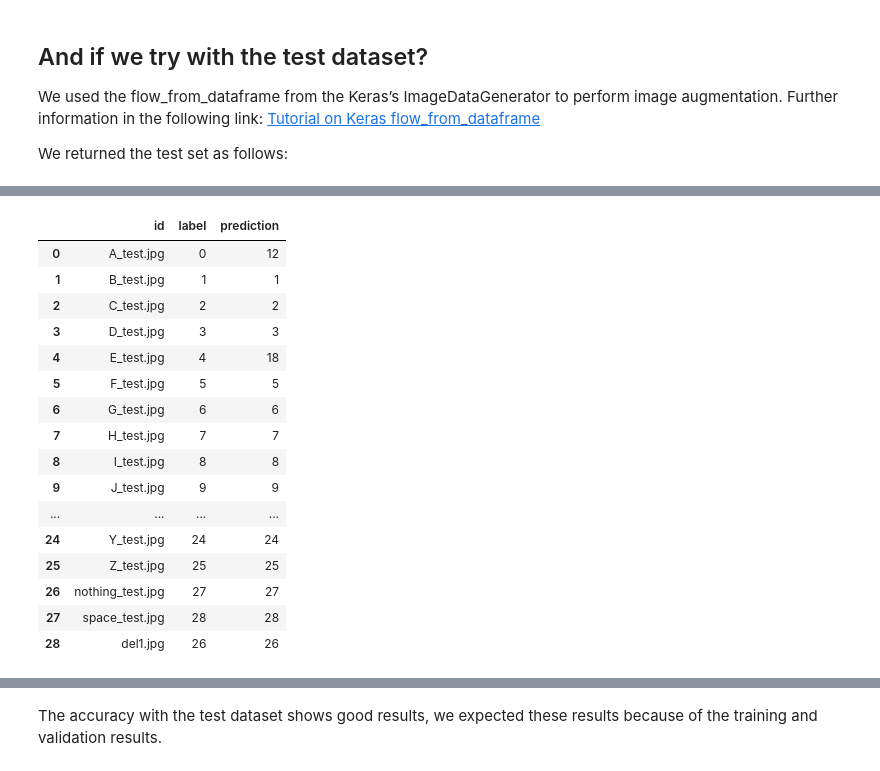
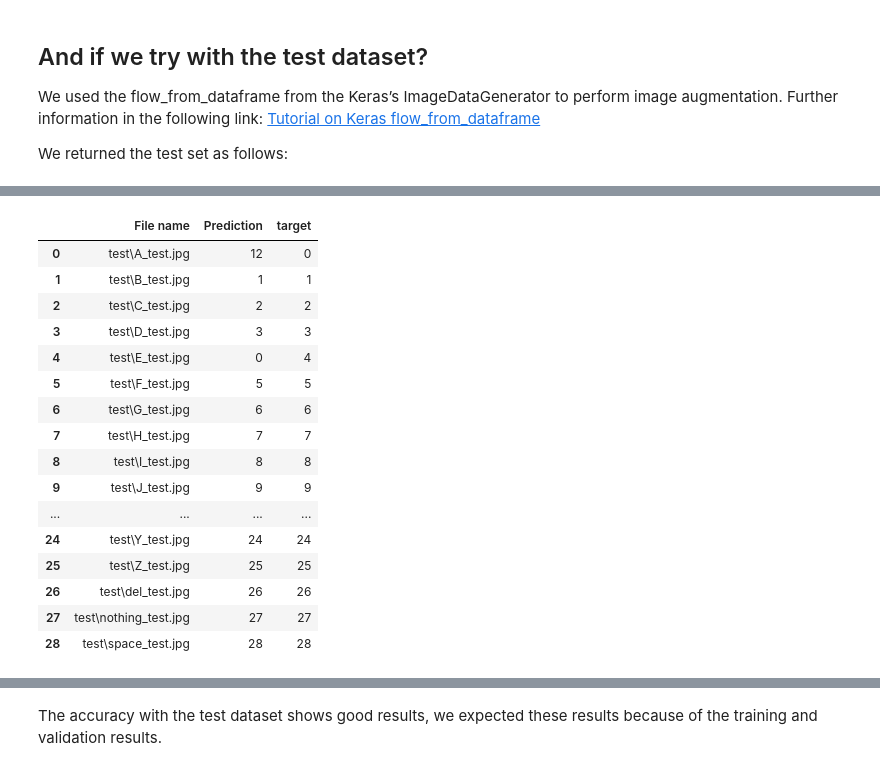
Before and after one commit to helbercarvajal/U3.Proyecto, a Jupyter notebook: asl_Alphabet.ipynb, the cells around one changed output, grey strips where cells are left out. Drawn from its saved outputs; the diff is of its cells as text; code cells hidden in the pictures.

```diff
--- a/asl_Alphabet.ipynb
+++ b/asl_Alphabet.ipynb
@@ -492,22 +461,36 @@ Found 29 images.
-# %%
-testdf['prediction'] = pred
-testdf
-# %% [output]
-|  | id | label | prediction |
-| 0 | A_test.jpg | 0 | 12 |
-| 1 | B_test.jpg | 1 | 1 |
-| 2 | C_test.jpg | 2 | 2 |
-| 3 | D_test.jpg | 3 | 3 |
-| 4 | E_test.jpg | 4 | 18 |
-| 5 | F_test.jpg | 5 | 5 |
-| 6 | G_test.jpg | 6 | 6 |
-| 7 | H_test.jpg | 7 | 7 |
-| 8 | I_test.jpg | 8 | 8 |
-| 9 | J_test.jpg | 9 | 9 |
-| ... | ... | ... | ... |
-| 24 | Y_test.jpg | 24 | 24 |
-| 25 | Z_test.jpg | 25 | 25 |
-| 26 | nothing_test.jpg | 27 | 27 |
-| 27 | space_test.jpg | 28 | 28 |
-| 28 | del1.jpg | 26 | 26 |
+# %%
+testdf = pd.DataFrame()
+testdf['File name'] = test_generator.filenames
+testdf['Prediction'] = pred
+testTarget = []
+for i in testdf['File name']:
+    keyName = i[5]
+    if keyName == 'd':
+        keyName = 'del'
+    elif keyName == 'n':
+        keyName = 'nothing'
+    elif keyName == 's':
+        keyName = 'space'
+    testTarget.append(train_generator.class_indices[keyName])
+
+testdf['target'] = testTarget
+testdf
+# %% [output]
+|  | File name | Prediction | target |
+| 0 | test\A_test.jpg | 12 | 0 |
+| 1 | test\B_test.jpg | 1 | 1 |
+| 2 | test\C_test.jpg | 2 | 2 |
+| 3 | test\D_test.jpg | 3 | 3 |
+| 4 | test\E_test.jpg | 0 | 4 |
+| 5 | test\F_test.jpg | 5 | 5 |
+| 6 | test\G_test.jpg | 6 | 6 |
+| 7 | test\H_test.jpg | 7 | 7 |
+| 8 | test\I_test.jpg | 8 | 8 |
+| 9 | test\J_test.jpg | 9 | 9 |
+| ... | ... | ... | ... |
+| 24 | test\Y_test.jpg | 24 | 24 |
+| 25 | test\Z_test.jpg | 25 | 25 |
+| 26 | test\del_test.jpg | 26 | 26 |
+| 27 | test\nothing_test.jpg | 27 | 27 |
+| 28 | test\space_test.jpg | 28 | 28 |
 # %%
```
Also changed, not shown: parts of 23 cells of this notebook, 2 other files.
